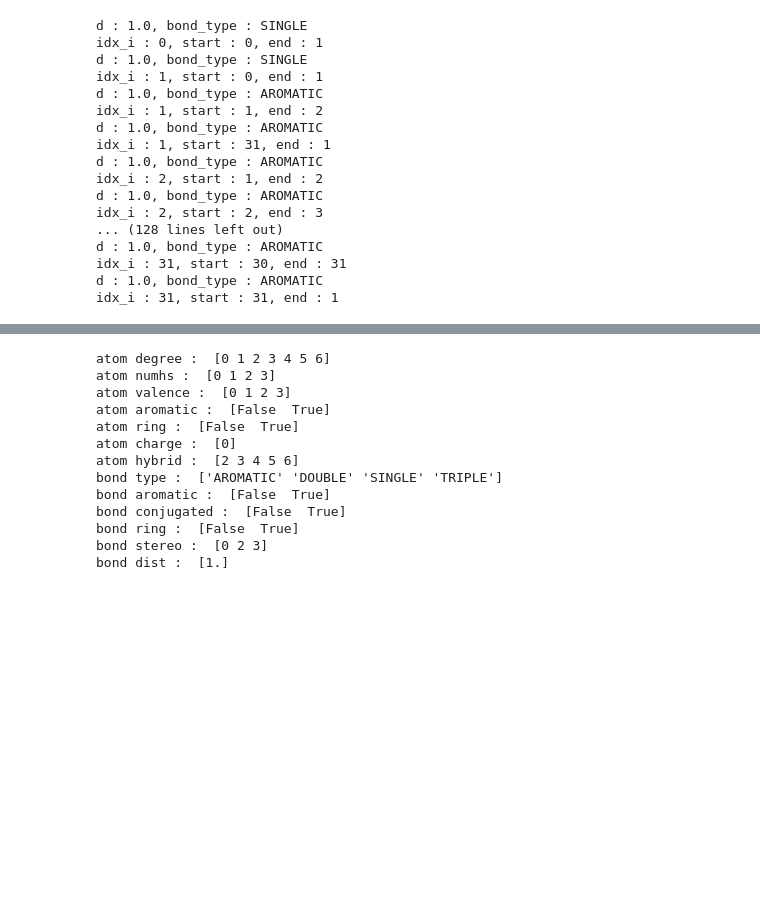
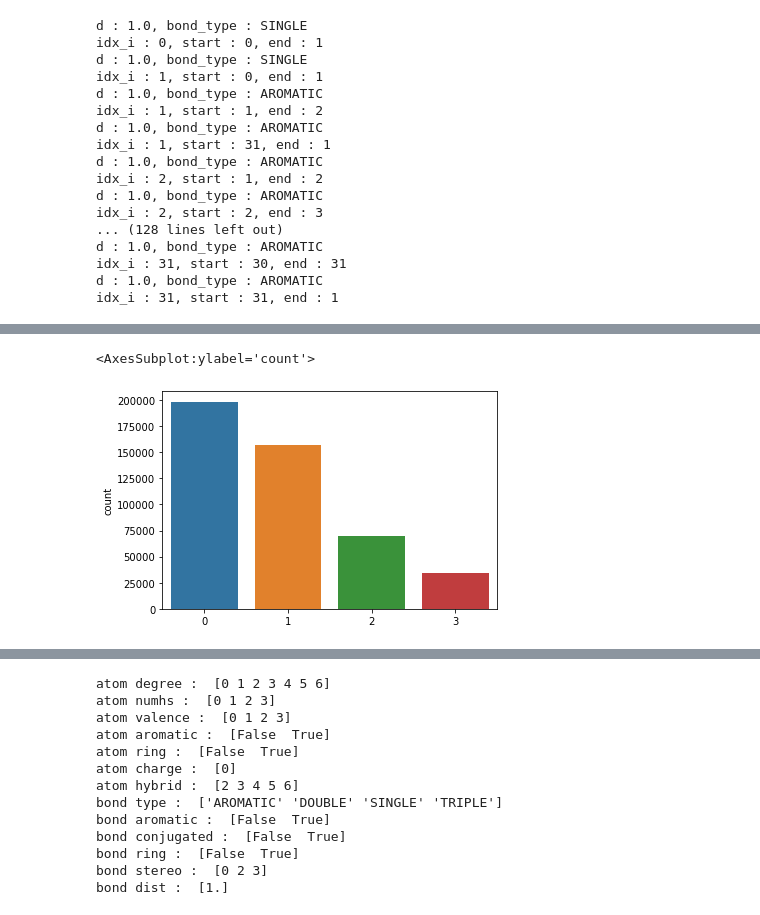
Before and after one commit to ZINZINBIN/2022-Samsung-AI-Challenge, a Jupyter notebook: EDA.ipynb, the cells around one changed output, grey strips where cells are left out. Saved outputs shown, nothing was run; the diff lists cells and outputs as text; code cells hidden in the pictures; blank space fills up the shorter version.

```diff
--- a/EDA.ipynb
+++ b/EDA.ipynb
@@ -85,0 +164,6 @@ idx_i : 31, start : 31, end : 1
+# %%
+import seaborn as sns
+sns.countplot(atom_numhs_list)
+# %% [output]
+<AxesSubplot:ylabel='count'>
+[figure, added]
```
Also changed, not shown: parts of 14 cells of this notebook, 10 other files.
